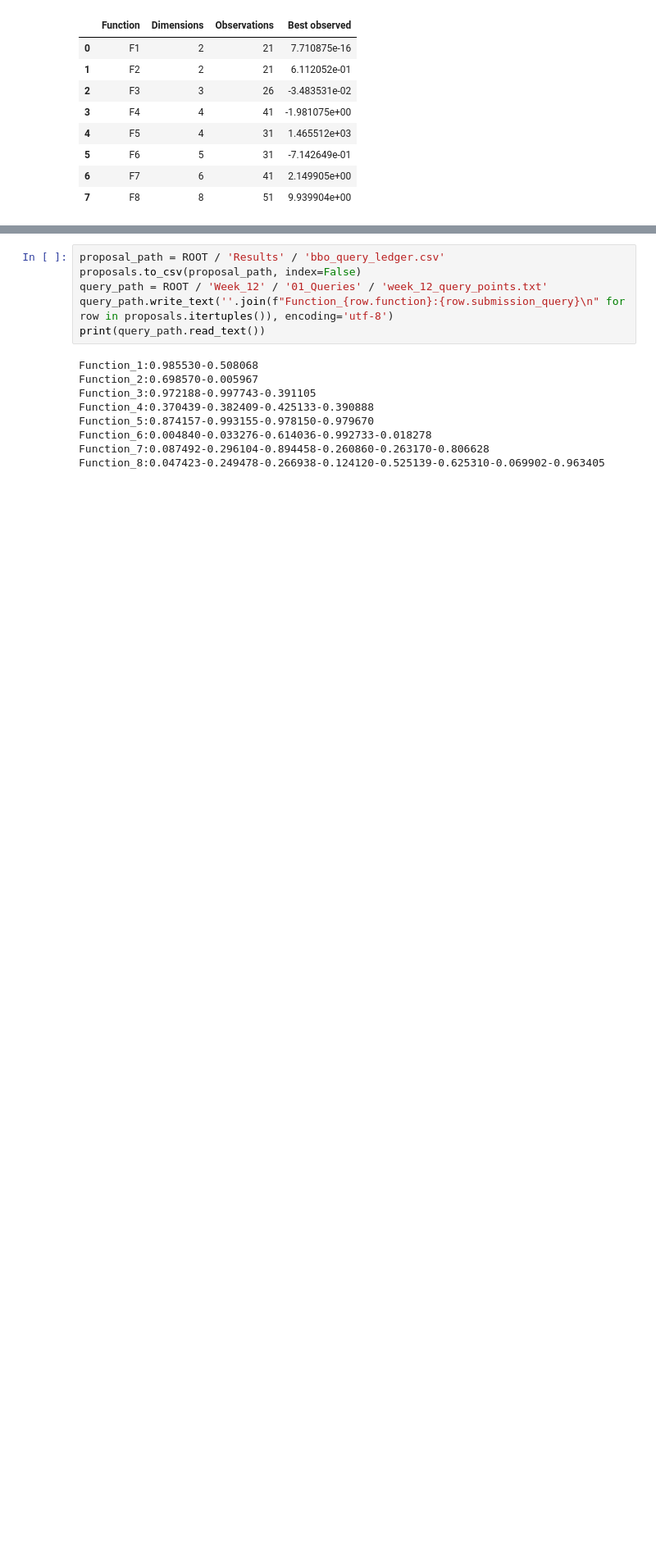
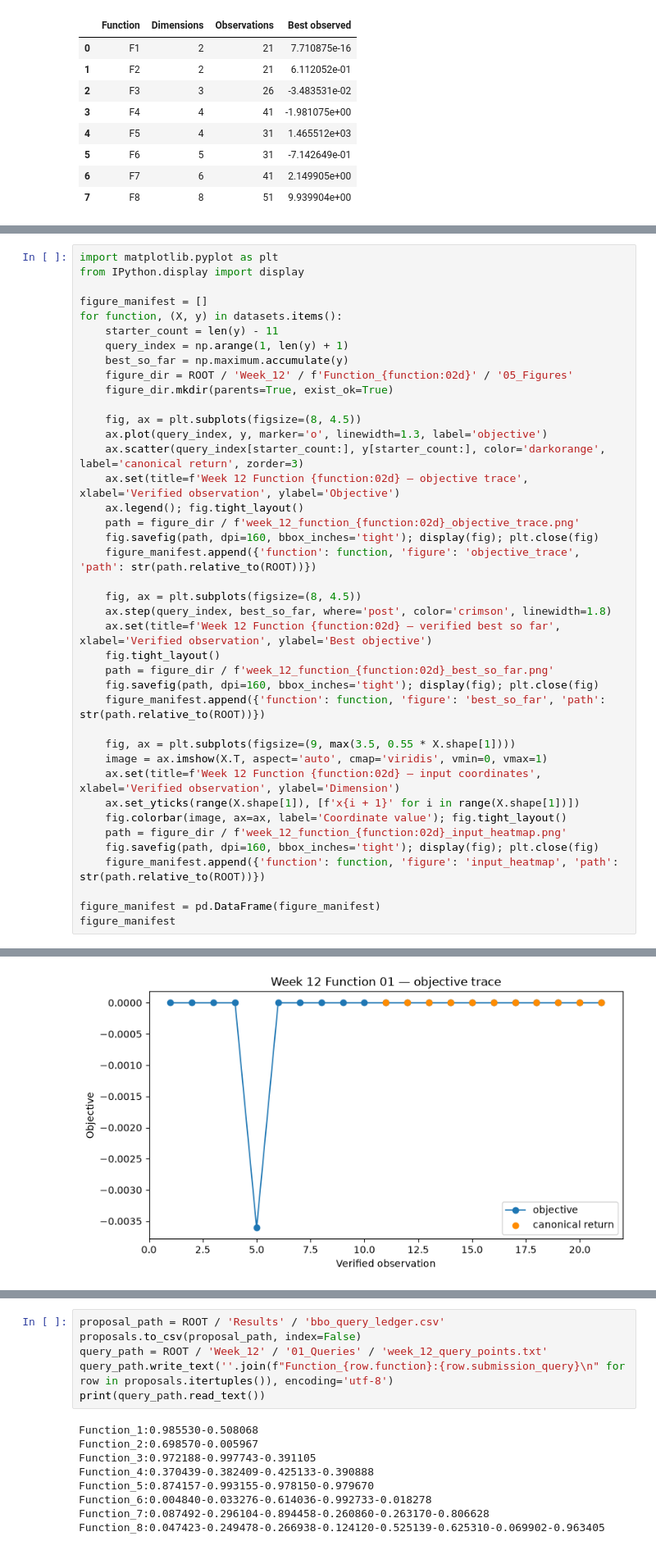
Before and after one commit to JPAmewu/My_Capstone_1_Imperial, a Jupyter notebook: Week_12/02_Notebook/Week_12_Capstone.ipynb, the cells around one changed output, grey strips where cells are left out. Shown at 82% size. Drawn from its saved outputs; the diff is of its cells as text; blank space fills up the shorter version.

Commit message:
Export Week 12 figures by function

```diff
--- a/Week_12/02_Notebook/Week_12_Capstone.ipynb
+++ b/Week_12/02_Notebook/Week_12_Capstone.ipynb
@@ -79,0 +84,41 @@ validation
+# %%
+import matplotlib.pyplot as plt
+from IPython.display import display
+
+figure_manifest = []
+for function, (X, y) in datasets.items():
+    starter_count = len(y) - 11
+    query_index = np.arange(1, len(y) + 1)
+    best_so_far = np.maximum.accumulate(y)
+    figure_dir = ROOT / 'Week_12' / f'Function_{function:02d}' / '05_Figures'
+    figure_dir.mkdir(parents=True, exist_ok=True)
+
+    fig, ax = plt.subplots(figsize=(8, 4.5))
+    ax.plot(query_index, y, marker='o', linewidth=1.3, label='objective')
+    ax.scatter(query_index[starter_count:], y[starter_count:], color='darkorange', label='canonical return', zorder=3)
+    ax.set(title=f'Week 12 Function {function:02d} — objective trace', xlabel='Verified observation', ylabel='Objective')
+    ax.legend(); fig.tight_layout()
+    path = figure_dir / f'week_12_function_{function:02d}_objective_trace.png'
+    fig.savefig(path, dpi=160, bbox_inches='tight'); display(fig); plt.close(fig)
+    figure_manifest.append({'function': function, 'figure': 'objective_trace', 'path': str(path.relative_to(ROOT))})
+
+    fig, ax = plt.subplots(figsize=(8, 4.5))
+    ax.step(query_index, best_so_far, where='post', color='crimson', linewidth=1.8)
+    ax.set(title=f'Week 12 Function {function:02d} — verified best so far', xlabel='Verified observation', ylabel='Best objective')
+    fig.tight_layout()
+    path = figure_dir / f'week_12_function_{function:02d}_best_so_far.png'
+    fig.savefig(path, dpi=160, bbox_inches='tight'); display(fig); plt.close(fig)
+    figure_manifest.append({'function': function, 'figure': 'best_so_far', 'path': str(path.relative_to(ROOT))})
+
+    fig, ax = plt.subplots(figsize=(9, max(3.5, 0.55 * X.shape[1])))
+    image = ax.imshow(X.T, aspect='auto', cmap='viridis', vmin=0, vmax=1)
+    ax.set(title=f'Week 12 Function {function:02d} — input coordinates', xlabel='Verified observation', ylabel='Dimension')
+    ax.set_yticks(range(X.shape[1]), [f'x{i + 1}' for i in range(X.shape[1])])
+    fig.colorbar(image, ax=ax, label='Coordinate value'); fig.tight_layout()
+    path = figure_dir / f'week_12_function_{function:02d}_input_heatmap.png'
+    fig.savefig(path, dpi=160, bbox_inches='tight'); display(fig); plt.close(fig)
+    figure_manifest.append({'function': function, 'figure': 'input_heatmap', 'path': str(path.relative_to(ROOT))})
+
+figure_manifest = pd.DataFrame(figure_manifest)
+figure_manifest
+# %% [output]
@@ -79,0 +126 @@ validation
+[figure, added]
```
Also changed, not shown: parts of 4 cells of this notebook, 33 other files.
